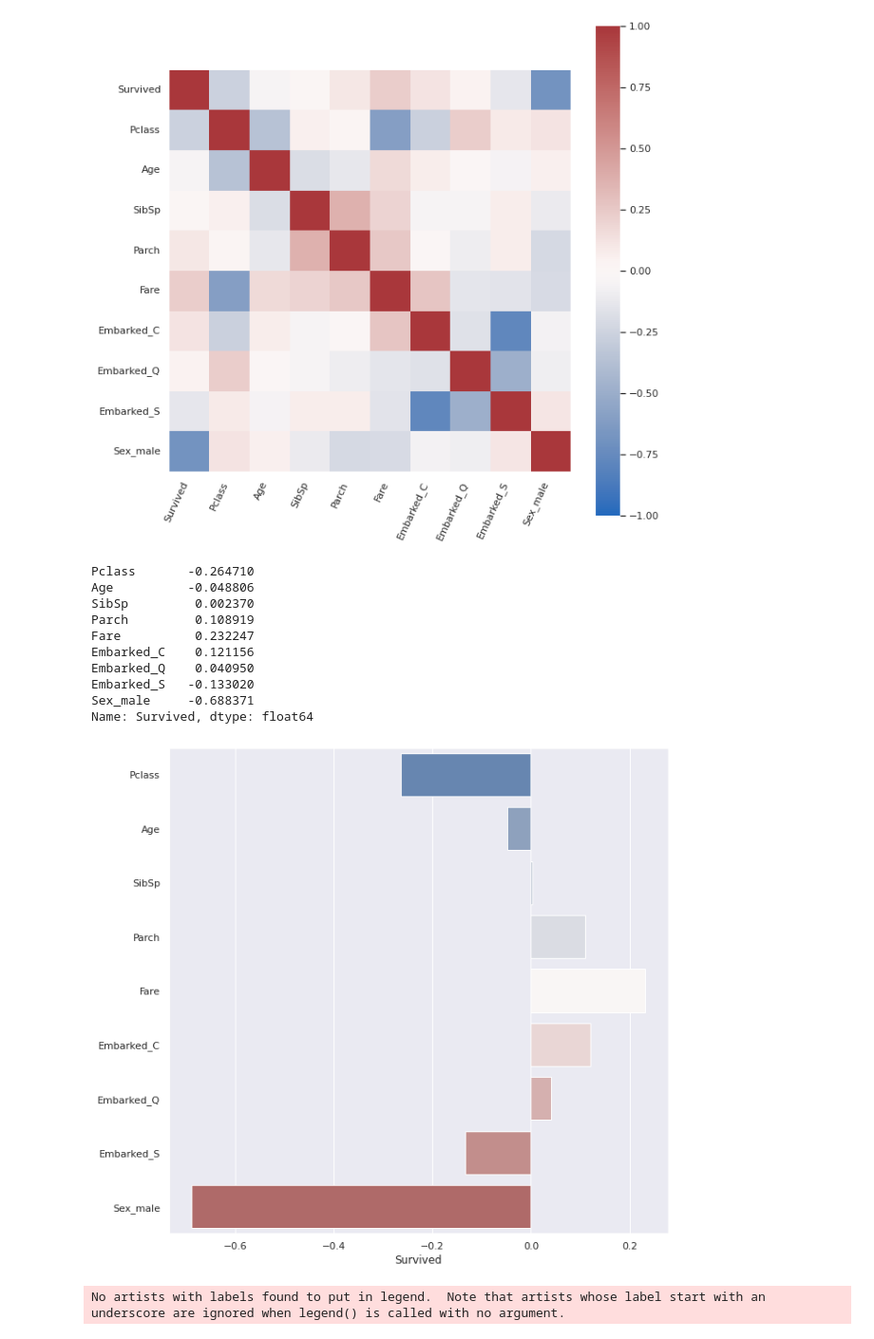
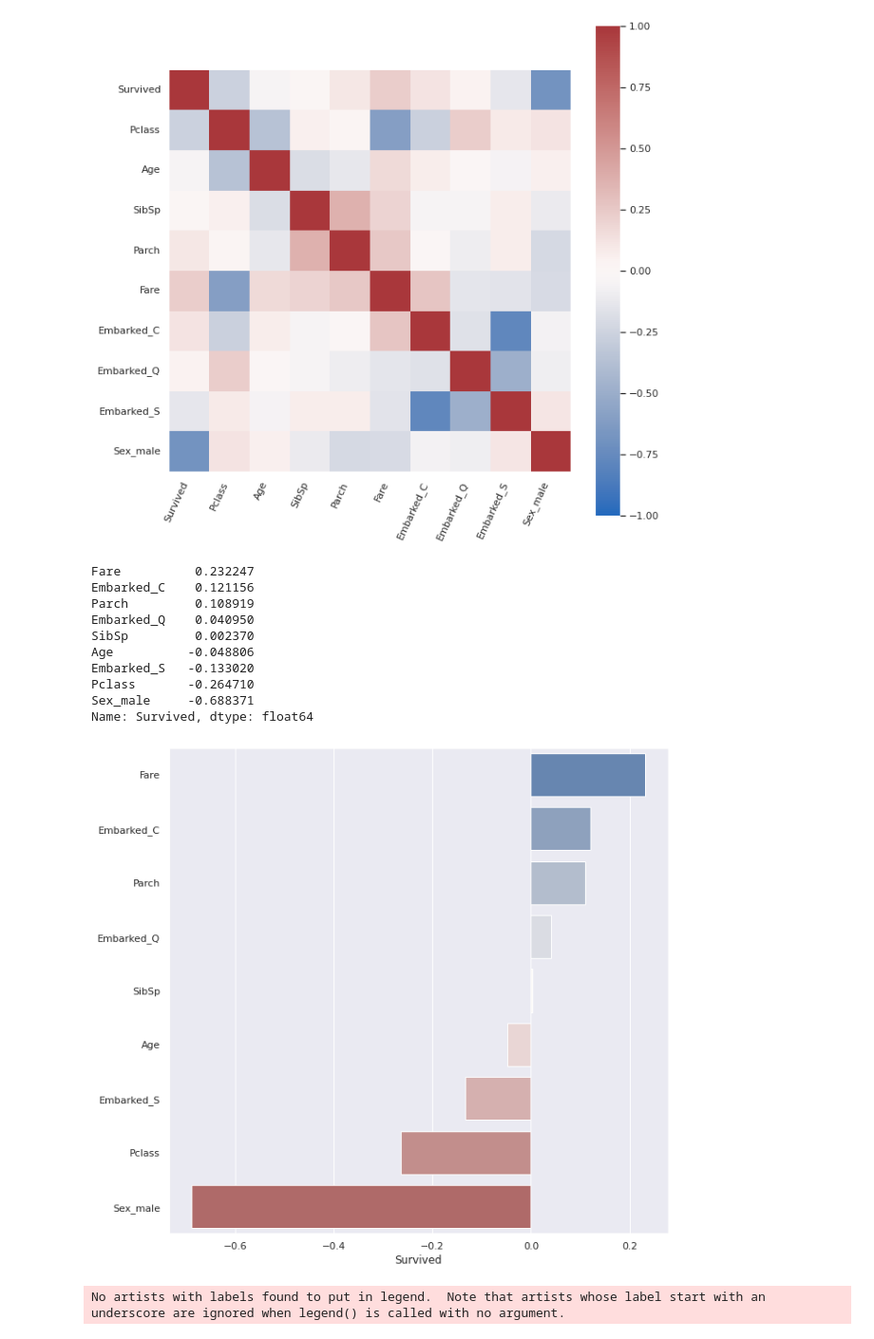
Before and after one commit to GDevigili/machine-learning-coursework, a Jupyter notebook: main.ipynb, the cells around one changed output. Shown at 95% size. Cells and saved outputs as stored; diff of their text form; code cells hidden in the pictures.

```diff
--- a/main.ipynb
+++ b/main.ipynb
@@ -296,23 +296,24 @@ ax.set_xticklabels(
 [figure]
 # %%
 aux_corr = corr['Survived'].drop('Survived')#.sort_values(ascending=False)
+aux_corr = aux_corr.sort_values(ascending=False)
 print(aux_corr)
 sns.barplot(
     x = aux_corr,
     y = aux_corr.index,
     palette='vlag');
 # %% [output]
-Pclass       -0.264710
-Age          -0.048806
-SibSp         0.002370
-Parch         0.108919
 Fare          0.232247
 Embarked_C    0.121156
+Parch         0.108919
 Embarked_Q    0.040950
+SibSp         0.002370
+Age          -0.048806
 Embarked_S   -0.133020
+Pclass       -0.264710
 Sex_male     -0.688371
 Name: Survived, dtype: float64
-[figure, old version]
+[figure, new version]
 # %%
 aux_df = merged_df[numeric_cols]
 
```
Also changed, not shown: parts of 7 cells of this notebook.
